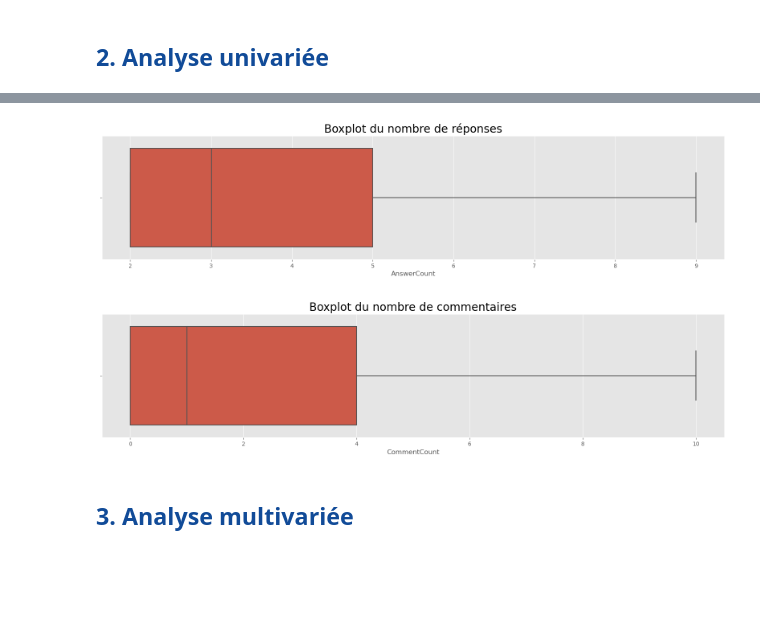
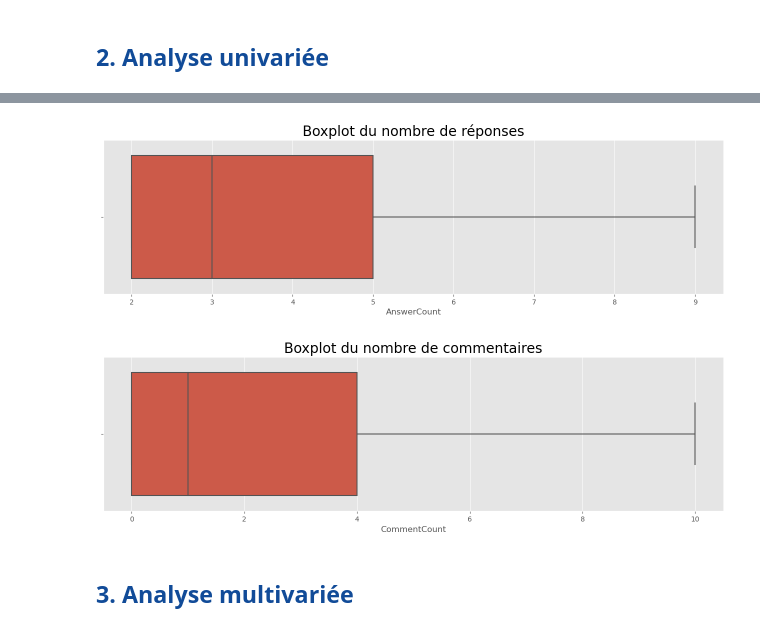
Before and after one commit to sdmwd/IML-Open-Classrooms, a Jupyter notebook: P5 - Catégorisez automatiquement des questions/Durand_Simon_1_notebook_exploration_012023.ipynb, the cells around one changed output, grey strips where cells are left out. Cells and saved outputs as stored; diff of their text form; code cells hidden in the pictures; blank space fills up the shorter version.

```diff
--- a/P5 - Catégorisez automatiquement des questions/Durand_Simon_1_notebook_exploration_012023.ipynb
+++ b/P5 - Catégorisez automatiquement des questions/Durand_Simon_1_notebook_exploration_012023.ipynb
@@ -225,21 +211,21 @@ plt.show()
 # %%
-fig = plt.figure(figsize=(20, 4))
+fig = plt.figure(figsize=(16, 4))
 plt.title('Boxplot du nombre de réponses',
           titleprops)
 sns.boxplot(data=data, x="AnswerCount", showfliers=False)
 
 plt.show()
 # %% [output]
-[figure, old version]
+[figure, new version]
 # %%
-fig = plt.figure(figsize=(20, 4))
+fig = plt.figure(figsize=(16, 4))
 plt.title('Boxplot du nombre de commentaires',
           titleprops)
 sns.boxplot(data=data, x="CommentCount", showfliers=False)
 
 plt.show()
 # %% [output]
-[figure, old version]
+[figure, new version]
 # %% [markdown]
 ## <font color="#114b98" id="section_3">3. Analyse multivariée</font>
 # %%
```
Also changed, not shown: parts of 24 cells of this notebook.
